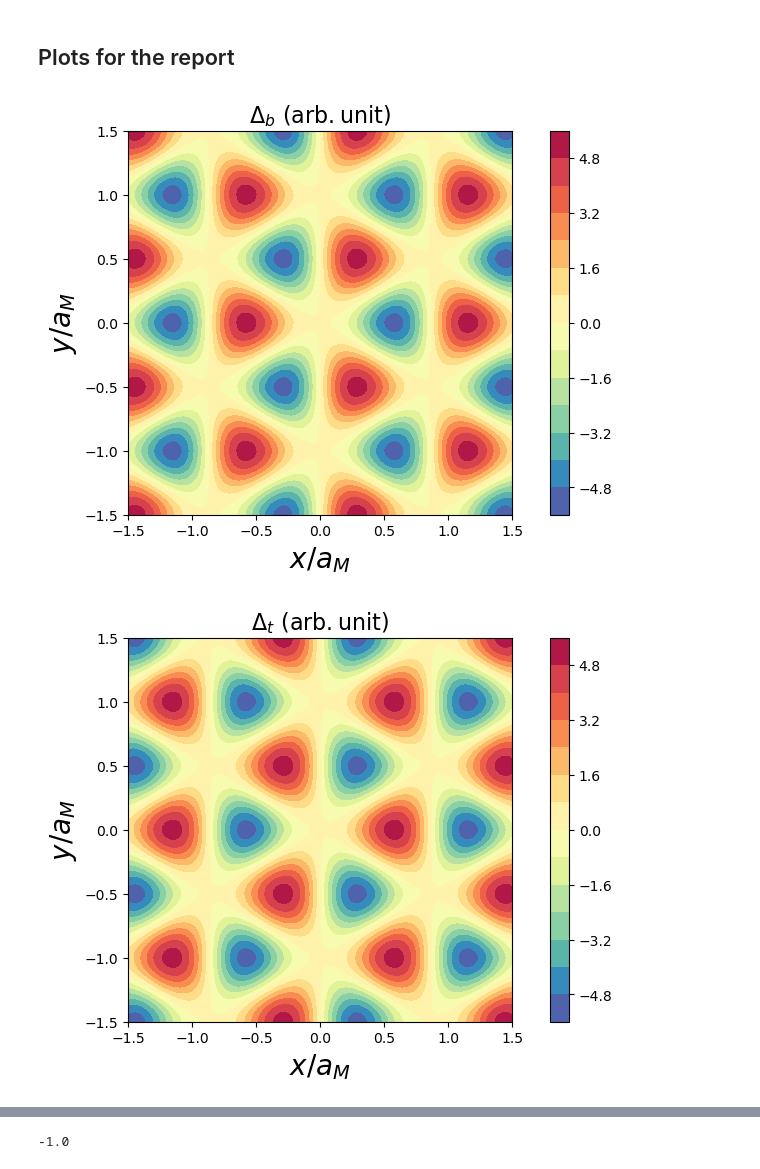
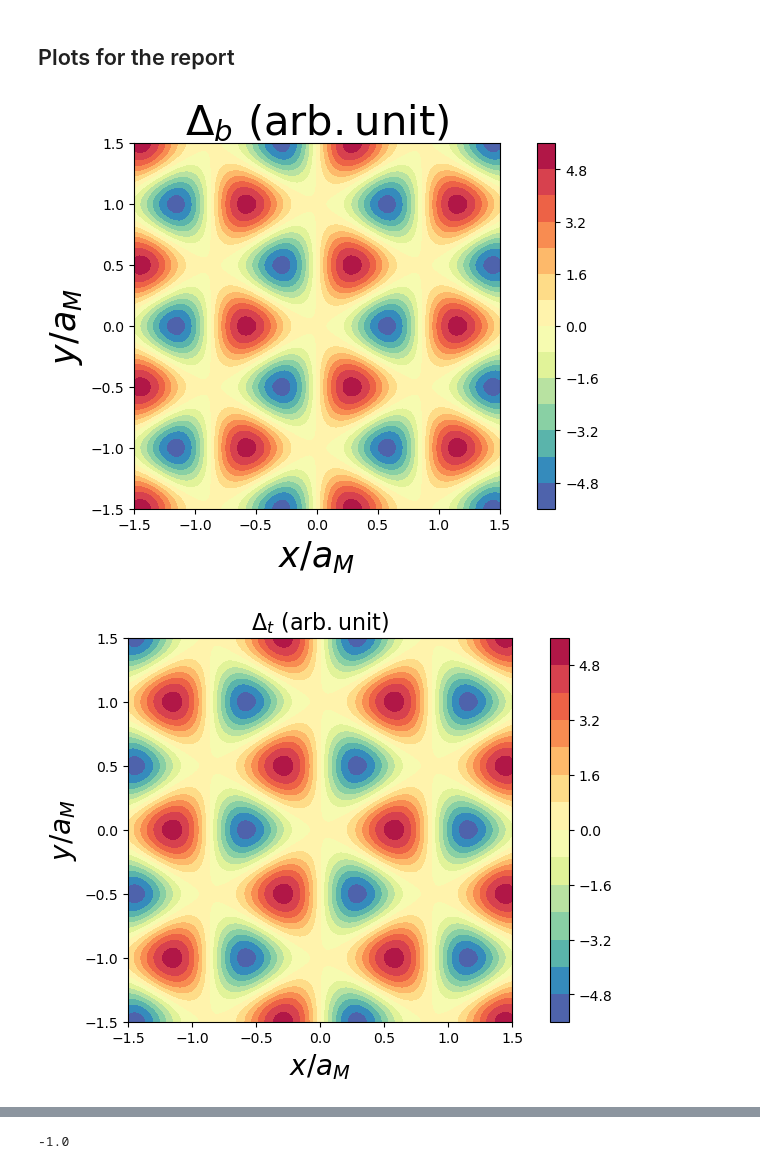
Before and after one commit to DaanTimmers/DT_Part_III_Project, a Jupyter notebook: Gauge field.ipynb, the cells around one changed output, grey strips where cells are left out. Drawn from its saved outputs; the diff is of its cells as text; code cells hidden in the pictures.

Commit message:
new plots

```diff
--- a/Gauge field.ipynb
+++ b/Gauge field.ipynb
@@ -346,9 +346,9 @@ bilayer.angles()
 fig, ax = plt.subplots(layout='constrained')
 
 ax.set_aspect('equal')
-ax.set_title('$\Delta_b \ (\mathrm{arb. unit})$', size=16)
-ax.set_xlabel('$x/a_M$', size=20)
-ax.set_ylabel('$y/a_M$',size=20)
+ax.set_title('$\Delta_b \ (\mathrm{arb. unit})$', size=30)
+ax.set_xlabel('$x/a_M$', size=25)
+ax.set_ylabel('$y/a_M$',size=25)
 contours = ax.contourf(bilayer.xx / bilayer.aM, bilayer.yy / bilayer.aM, bilayer.Del_b, 15, cmap='Spectral_r')
 cbar = fig.colorbar(contours)
 plt.savefig('Delta_b.pdf')
@@ -360,34 +360,34 @@ ax.set_aspect('equal')
 ax.set_title('$\Delta_t \ (\mathrm{arb. unit})$', size=16)
 ax.set_xlabel('$x/a_M$', size=20)
 ax.set_ylabel('$y/a_M$',size=20)
 contours = ax.contourf(bilayer.xx / bilayer.aM, bilayer.yy / bilayer.aM, bilayer.Del_t, 15, cmap='Spectral_r')
 cbar = fig.colorbar(contours)
 plt.savefig('Delta_t.pdf')
 plt.show()
 
 fig, ax = plt.subplots(layout='constrained')
 
 ax.set_aspect('equal')
 ax.set_title('$Re(\Delta_T) \ (\mathrm{arb. unit})$', size=16)
 ax.set_xlabel('$x/a_M$', size=20)
 ax.set_ylabel('$y/a_M$',size=20)
 contours = ax.contourf(bilayer.xx / bilayer.aM, bilayer.yy / bilayer.aM, bilayer.Delta[0], 15, cmap='Spectral_r')
 cbar = fig.colorbar(contours)
 plt.savefig('Delta_T_real.pdf')
 plt.show()
 
 fig, ax = plt.subplots(layout='constrained')
 
 ax.set_aspect('equal')
 ax.set_title('$Im(\Delta_T) \ (\mathrm{arb. unit})$', size=16)
 ax.set_xlabel('$x/a_M$', size=20)
 ax.set_ylabel('$y/a_M$',size=20)
 contours = ax.contourf(bilayer.xx / bilayer.aM, bilayer.yy / bilayer.aM, bilayer.Delta[1], 15, cmap='Spectral_r')
 cbar = fig.colorbar(contours)
 plt.savefig('Delta_T_imag.pdf')
 plt.show()
 # %% [output]
-[figure, old version]
+[figure, new version]
 [figure]
 [figure]
 [figure]
```
Also changed, not shown: 4 other files.
